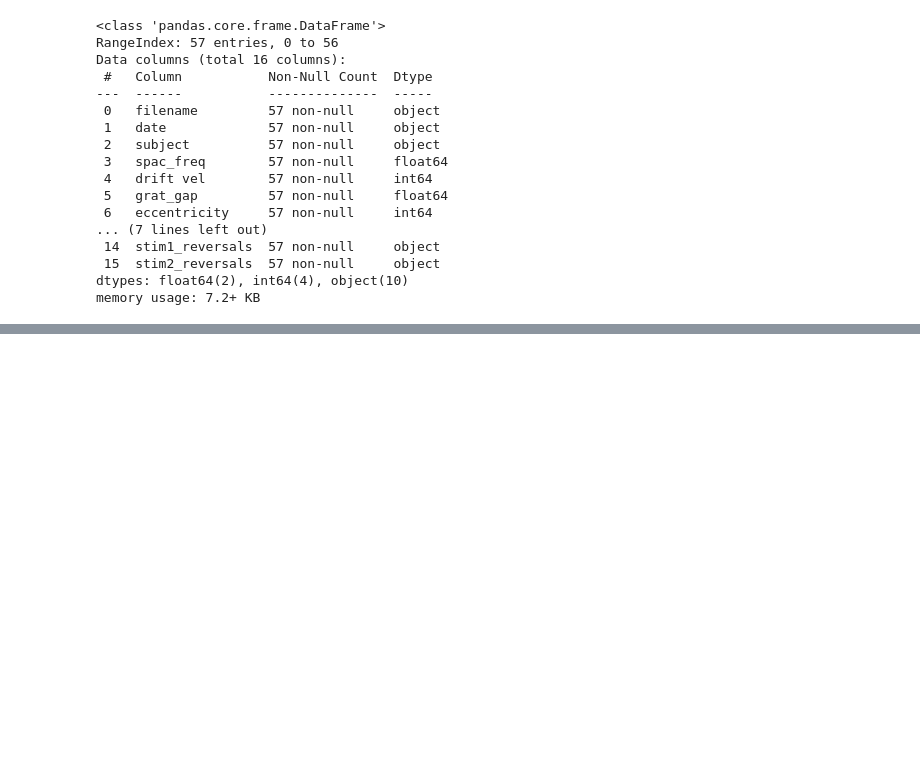
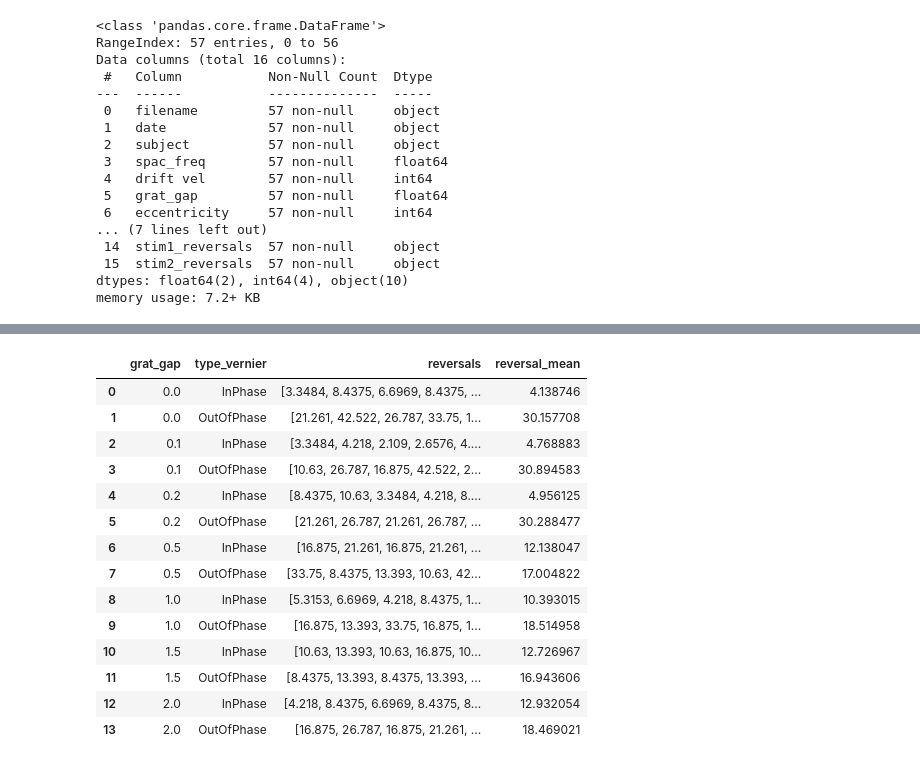
Before and after one commit to SmilodonCub/DS4VS, a Jupyter notebook: Week7/DS4VS_week7_Datavis_matplotlib.ipynb, the cells around one changed output, grey strips where cells are left out. Cells and saved outputs as stored; diff of their text form; code cells hidden in the pictures; blank space fills up the shorter version.

```diff
--- a/Week7/DS4VS_week7_Datavis_matplotlib.ipynb
+++ b/Week7/DS4VS_week7_Datavis_matplotlib.ipynb
@@ -349,0 +378,18 @@ memory usage: 7.2+ KB
+# %%
+res
+# %% [output]
+|  | grat_gap | type_vernier | reversals | reversal_mean |
+| 0 | 0.0 | InPhase | [3.3484, 8.4375, 6.6969, 8.4375, ... | 4.138746 |
+| 1 | 0.0 | OutOfPhase | [21.261, 42.522, 26.787, 33.75, 1... | 30.157708 |
+| 2 | 0.1 | InPhase | [3.3484, 4.218, 2.109, 2.6576, 4.... | 4.768883 |
+| 3 | 0.1 | OutOfPhase | [10.63, 26.787, 16.875, 42.522, 2... | 30.894583 |
+| 4 | 0.2 | InPhase | [8.4375, 10.63, 3.3484, 4.218, 8.... | 4.956125 |
+| 5 | 0.2 | OutOfPhase | [21.261, 26.787, 21.261, 26.787, ... | 30.288477 |
+| 6 | 0.5 | InPhase | [16.875, 21.261, 16.875, 21.261, ... | 12.138047 |
+| 7 | 0.5 | OutOfPhase | [33.75, 8.4375, 13.393, 10.63, 42... | 17.004822 |
+| 8 | 1.0 | InPhase | [5.3153, 6.6969, 4.218, 8.4375, 1... | 10.393015 |
+| 9 | 1.0 | OutOfPhase | [16.875, 13.393, 33.75, 16.875, 1... | 18.514958 |
+| 10 | 1.5 | InPhase | [10.63, 13.393, 10.63, 16.875, 10... | 12.726967 |
+| 11 | 1.5 | OutOfPhase | [8.4375, 13.393, 8.4375, 13.393, ... | 16.943606 |
+| 12 | 2.0 | InPhase | [4.218, 8.4375, 6.6969, 8.4375, 8... | 12.932054 |
+| 13 | 2.0 | OutOfPhase | [16.875, 26.787, 16.875, 21.261, ... | 18.469021 |
```
Also changed, not shown: parts of 15 cells of this notebook.
